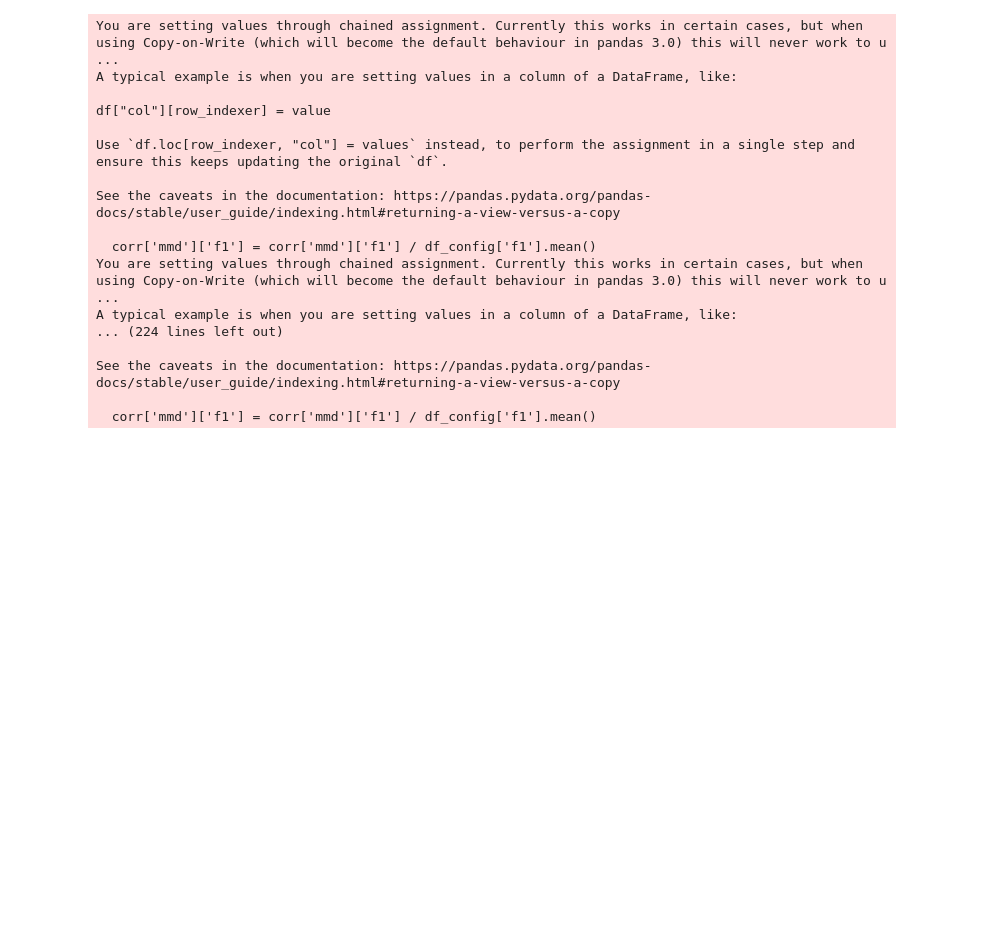
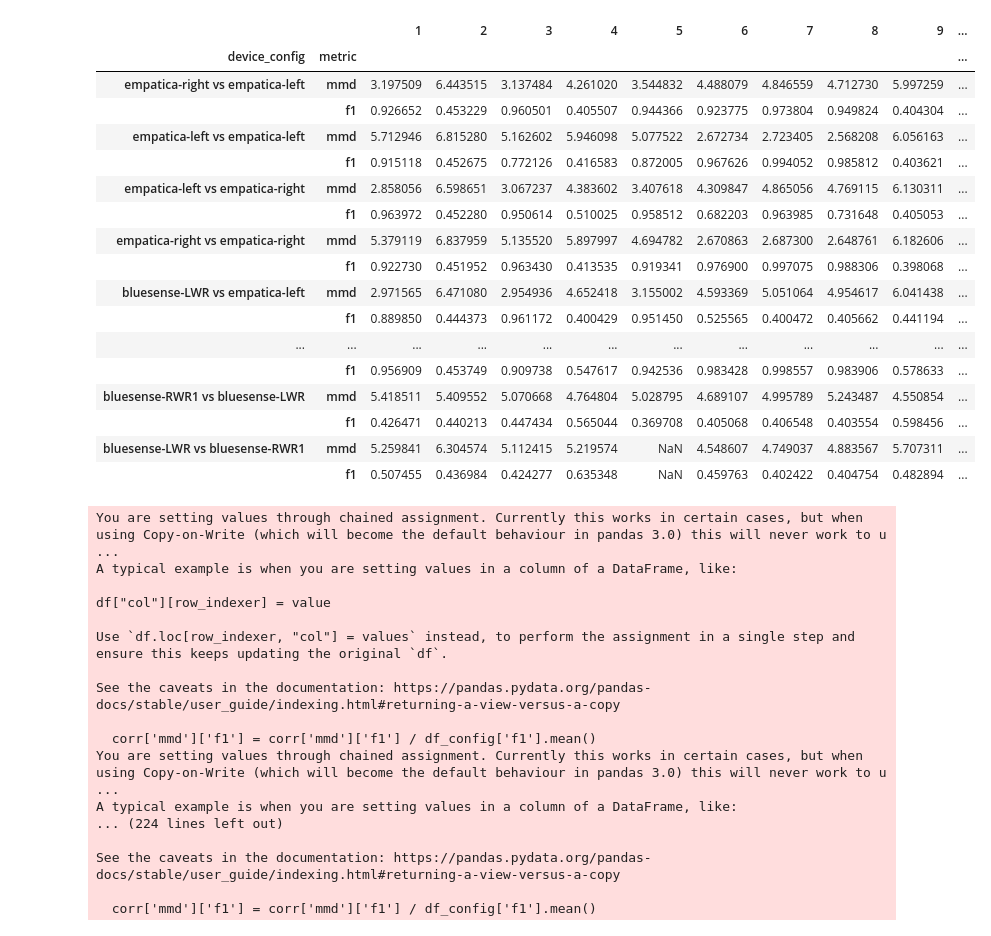
Before and after one commit to Gr33nMayhem/PERCOM_Variability_Research, a Jupyter notebook: notebooks/results_notebook/graph_creation_with_mmd.ipynb, the cells around one changed output. Drawn from its saved outputs; the diff is of its cells as text; code cells hidden in the pictures; blank space fills up the shorter version.

```diff
--- a/notebooks/results_notebook/graph_creation_with_mmd.ipynb
+++ b/notebooks/results_notebook/graph_creation_with_mmd.ipynb
@@ -477,28 +513,50 @@ final_table.to_csv('full_data_with_corr_and_slope.csv')
 # %%
 # get a list of all device configurations
 unique_configs = final_table['device_config'].unique()
 # create a MultiIndex for each  unique_config. The first level is the device_config and the second level is the model_type. Third level is mmd and f1. The index is CV
 index = pd.MultiIndex.from_product([unique_configs, ['attend', 'deepconv', 'tinyhar'], ['mmd', 'f1']], names=['device_config', 'model_type', 'metric'])
 # create a new dataframe with the index
 table = pd.DataFrame(index=index)
 # add the f1 and mmd values to the table
 for i in range(len(final_table)):
     table.loc[(final_table.loc[i, 'device_config'], final_table.loc[i, 'model_type'], 'f1'), final_table.loc[i, 'cv']] = final_table.loc[i, 'f1']
     table.loc[(final_table.loc[i, 'device_config'], final_table.loc[i, 'model_type'], 'mmd'), final_table.loc[i, 'cv']] = final_table.loc[i, 'mmd']
 
 # save csv for the table
 table.to_csv('table_format_f1_mmd.csv')
 
 # We create the same but with the average values for all three models
 index = pd.MultiIndex.from_product([unique_configs, ['mmd', 'f1']], names=['device_config','metric'])
 table_avg = pd.DataFrame(index=index)
 # add the f1 and mmd values to the table
 for i in range(len(final_table)):
     table_avg.loc[(final_table.loc[i, 'device_config'], 'f1'), final_table.loc[i, 'cv']] = final_table.loc[i, 'f1']
     table_avg.loc[(final_table.loc[i, 'device_config'], 'mmd'), final_table.loc[i, 'cv']] = final_table.loc[i, 'mmd']
 
+
 # save csv for the table
 table_avg.to_csv('table_format_f1_mmd_avg.csv')
+
+table_avg
+# %% [output]
+|  |  | 1 | 2 | 3 | 4 | 5 | 6 | 7 | 8 | 9 | ... |
+| device_config | metric |  |  |  |  |  |  |  |  |  | ... |
+| empatica-right vs empatica-left | mmd | 3.197509 | 6.443515 | 3.137484 | 4.261020 | 3.544832 | 4.488079 | 4.846559 | 4.712730 | 5.997259 | ... |
+|  | f1 | 0.926652 | 0.453229 | 0.960501 | 0.405507 | 0.944366 | 0.923775 | 0.973804 | 0.949824 | 0.404304 | ... |
+| empatica-left vs empatica-left | mmd | 5.712946 | 6.815280 | 5.162602 | 5.946098 | 5.077522 | 2.672734 | 2.723405 | 2.568208 | 6.056163 | ... |
+|  | f1 | 0.915118 | 0.452675 | 0.772126 | 0.416583 | 0.872005 | 0.967626 | 0.994052 | 0.985812 | 0.403621 | ... |
+| empatica-left vs empatica-right | mmd | 2.858056 | 6.598651 | 3.067237 | 4.383602 | 3.407618 | 4.309847 | 4.865056 | 4.769115 | 6.130311 | ... |
+|  | f1 | 0.963972 | 0.452280 | 0.950614 | 0.510025 | 0.958512 | 0.682203 | 0.963985 | 0.731648 | 0.405053 | ... |
+| empatica-right vs empatica-right | mmd | 5.379119 | 6.837959 | 5.135520 | 5.897997 | 4.694782 | 2.670863 | 2.687300 | 2.648761 | 6.182606 | ... |
+|  | f1 | 0.922730 | 0.451952 | 0.963430 | 0.413535 | 0.919341 | 0.976900 | 0.997075 | 0.988306 | 0.398068 | ... |
+| bluesense-LWR vs empatica-left | mmd | 2.971565 | 6.471080 | 2.954936 | 4.652418 | 3.155002 | 4.593369 | 5.051064 | 4.954617 | 6.041438 | ... |
+|  | f1 | 0.889850 | 0.444373 | 0.961172 | 0.400429 | 0.951450 | 0.525565 | 0.400472 | 0.405662 | 0.441194 | ... |
+| ... | ... | ... | ... | ... | ... | ... | ... | ... | ... | ... | ... |
+|  | f1 | 0.956909 | 0.453749 | 0.909738 | 0.547617 | 0.942536 | 0.983428 | 0.998557 | 0.983906 | 0.578633 | ... |
+| bluesense-RWR1 vs bluesense-LWR | mmd | 5.418511 | 5.409552 | 5.070668 | 4.764804 | 5.028795 | 4.689107 | 4.995789 | 5.243487 | 4.550854 | ... |
+|  | f1 | 0.426471 | 0.440213 | 0.447434 | 0.565044 | 0.369708 | 0.405068 | 0.406548 | 0.403554 | 0.598456 | ... |
+| bluesense-LWR vs bluesense-RWR1 | mmd | 5.259841 | 6.304574 | 5.112415 | 5.219574 | NaN | 4.548607 | 4.749037 | 4.883567 | 5.707311 | ... |
+|  | f1 | 0.507455 | 0.436984 | 0.424277 | 0.635348 | NaN | 0.459763 | 0.402422 | 0.404754 | 0.482894 | ... |
 # %%
 # 17 for real disp
 num_participants = 16
```
Also changed, not shown: parts of 4 cells of this notebook, 3 other files.
